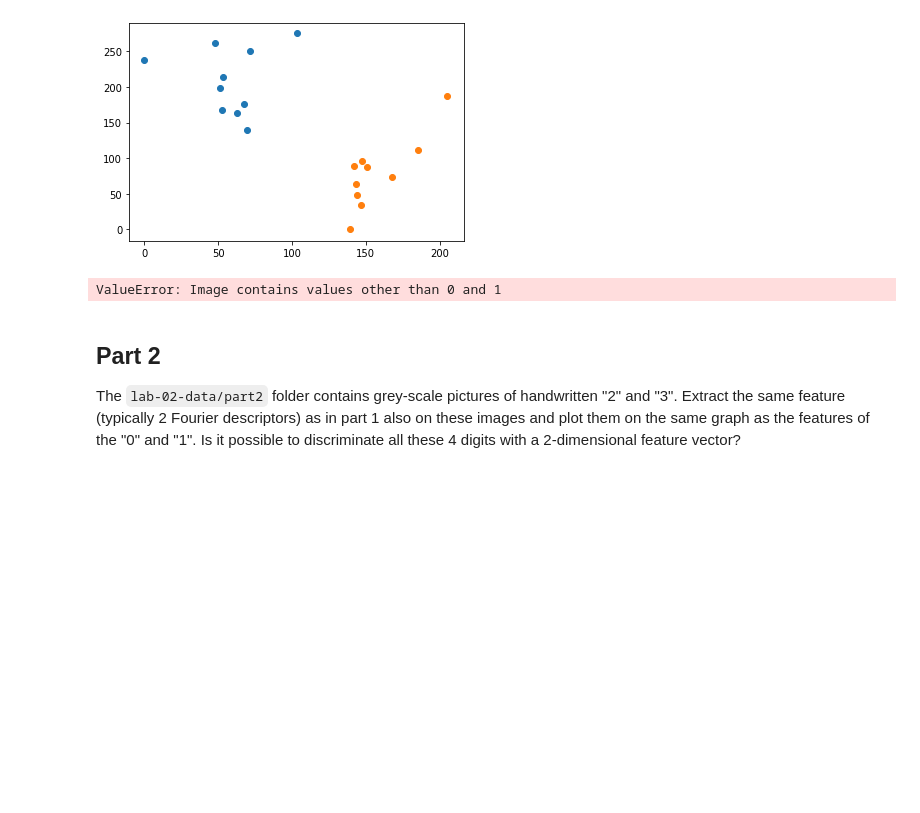
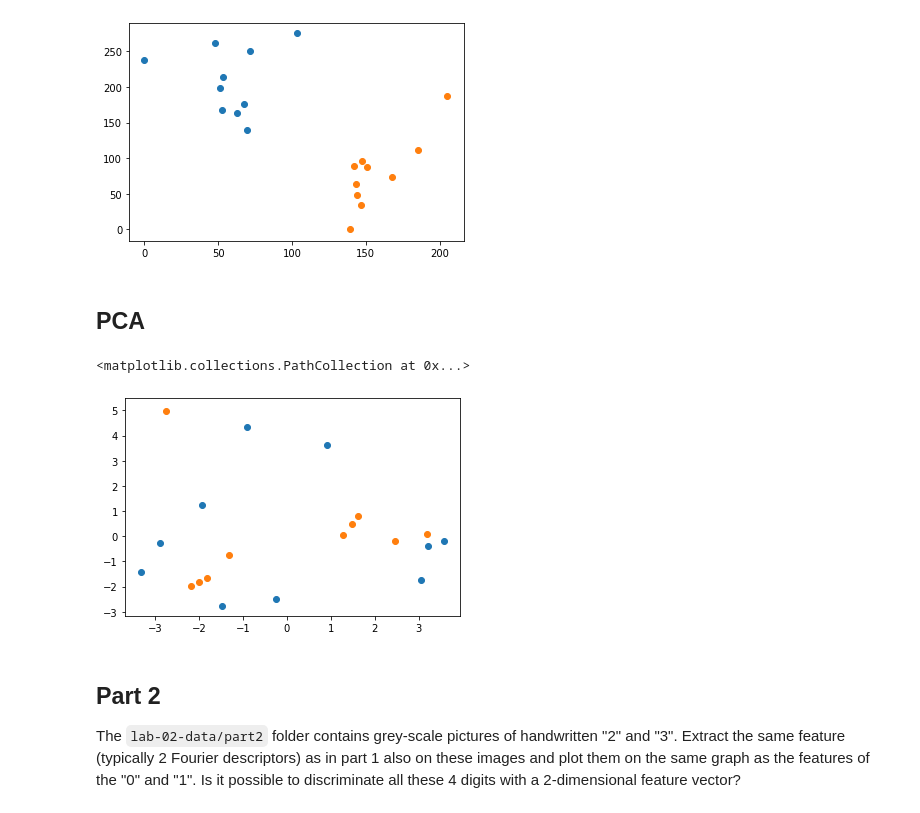
Before and after one commit to Jiang15/Image_analysis_and_pattern-recognition, a Jupyter notebook: Lab 2/lab_02_object_description.ipynb, the cells around one changed output. Saved outputs shown, nothing was run; the diff lists cells and outputs as text; code cells hidden in the pictures; blank space fills up the shorter version.

```diff
--- a/Lab 2/lab_02_object_description.ipynb
+++ b/Lab 2/lab_02_object_description.ipynb
@@ -596,12 +544,3 @@ plt.scatter(distance_ones[:,0],distance_ones[:,1])
 plt.show()
 # %% [output]
 [figure]
-# %%
-from skimage.morphology import skeletonize
-from skimage.morphology import medial_axis
-skeleton = skeletonize(ones_im[4])
-skel, distance = medial_axis(zeros_im[5], return_distance=True)
-distance[distance<2]=0
-dist_on_skel = distance * skel
-# %% [output]
-ValueError: Image contains values other than 0 and 1
@@ -610,3 +547,25 @@ plt.imshow(dist_on_skel, cmap=plt.cm.Spectral, interpolation='nearest')
+# %% [markdown]
+## PCA
+# %%
+# initializing the pca
+from sklearn import decomposition
+pca = decomposition.PCA()
+# configuring the parameteres
+# the number of components = 2
+pca.n_components = 2
+# zeros_im_data = zeros_im.reshape(10,-1)
+# zeros_im_data = zeros_im_data - np.mean(zeros_im_data,axis = 0)
+# ones_im_data = ones_im.reshape(10,-1)
+# ones_im_data = ones_im_data - np.mean(ones_im_data,axis = 0)
+
+pca0 = pca.fit_transform(np.array(Sr_zeros_im).reshape(10,-1))
+pca1 = pca.fit_transform(np.array(Sr_ones_im).reshape(10,-1))
+# pca_reduced will contain the 2-d projects of simple data
+plt.scatter(pca0[:,0],pca0[:,1])
+plt.scatter(pca1[:,0],pca1[:,1])
+# %% [output]
+<matplotlib.collections.PathCollection at 0x...>
+[figure, added]
 # %% [markdown]
 ## Part 2
 The `lab-02-data/part2` folder contains grey-scale pictures of handwritten "2" and "3".
```
Also changed, not shown: parts of 3 cells of this notebook.
